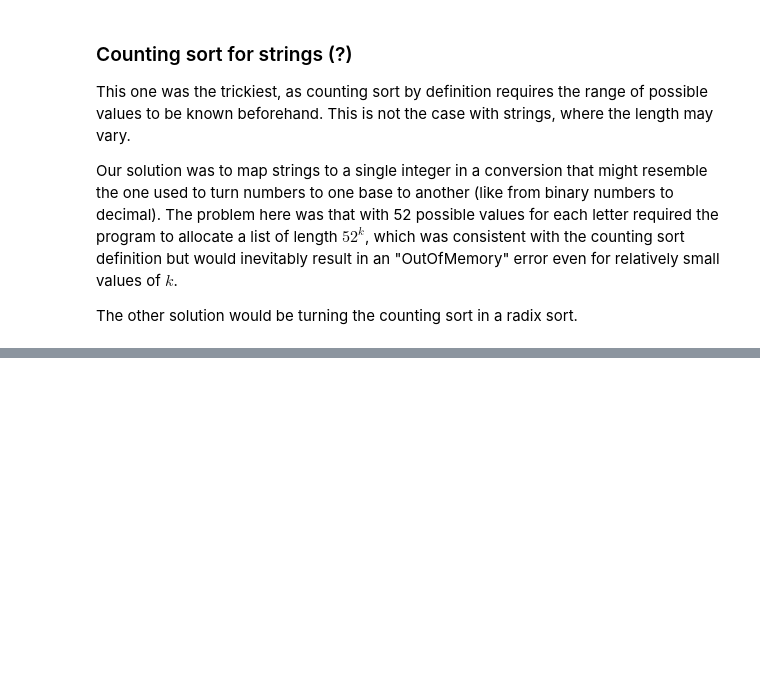
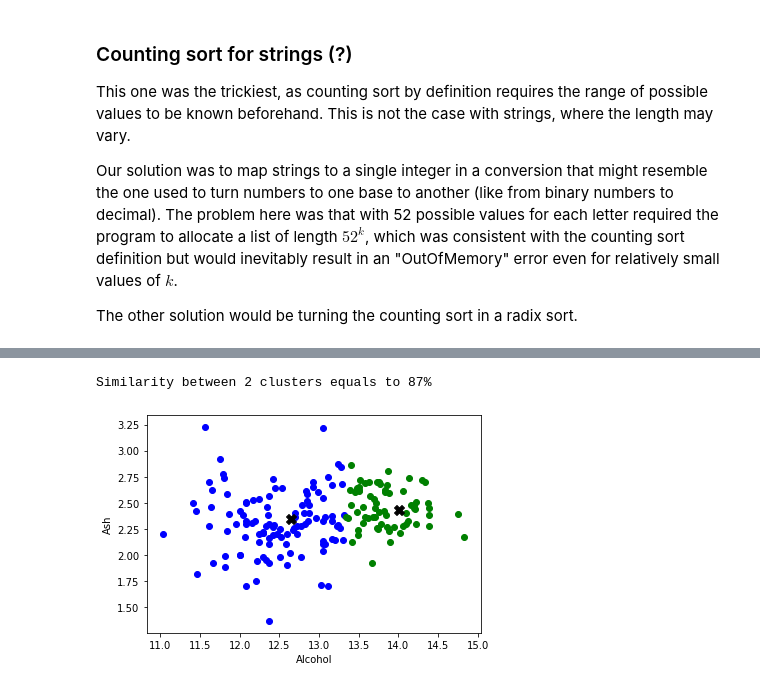
Before and after one commit to muscasmarco/ADM-HW4, a Jupyter notebook: main.ipynb, the cells around one changed output, grey strips where cells are left out. Saved outputs shown, nothing was run; the diff lists cells and outputs as text; code cells hidden in the pictures; blank space fills up the shorter version.

```diff
--- a/main.ipynb
+++ b/main.ipynb
@@ -182,0 +199,9 @@ The other solution would be turning the counting sort in a radix sort.
+# %%
+d = pd.read_csv(r"F:\Data Scinece\ADM\HomeWork\4\data set\wine.csv")
+df = pd.DataFrame(d)
+
+# name the columns based on the information in the provided link
+
+df.columns = ["class identifier","Alcohol","Malic acid","Ash","Alcalinity of ash","Magnesium","Total phenols",
+            "Flavanoids","Nonflavanoid phenols","Proanthocyanins","Color intensity","Hue",
+            "OD280/OD315 of diluted wines","Proline"]
@@ -182,0 +369,19 @@ The other solution would be turning the counting sort in a radix sort.
+# %%
+data1, x = k_means(df,"Alcohol","Malic acid",K)
+Rand_index(data, data1)
+# %% [output]
+Similarity between 2 clusters equals to 87%
+# %%
+K = n_cluster(df,"Alcohol","Ash")
+data, centroid = k_means(df,"Alcohol","Ash",K)
+
+color = ['blue','green','red','yellow','crimson','aqua','chocolate','coral','plum','maroon']
+for k in range(K):
+    d = data[data["cluster"] == k]
+    plt.scatter(d["Alcohol"],d["Ash"],c = color[k])
+plt.scatter(centroid["Alcohol"],centroid["Ash"],c = 'black', marker = 'X',s = 100) #Centroids
+plt.xlabel('Alcohol')
+plt.ylabel('Ash')
+plt.show()
+# %% [output]
+[figure, added]
```
Also changed, not shown: parts of 13 cells of this notebook.
